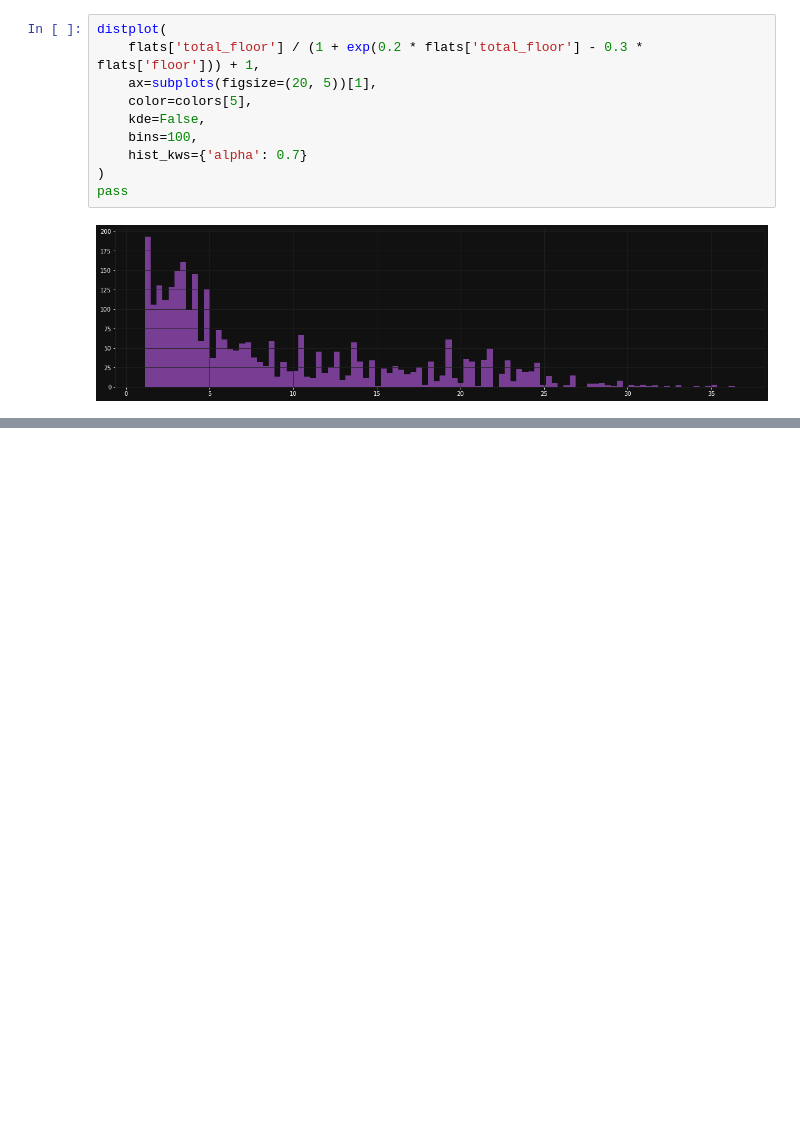
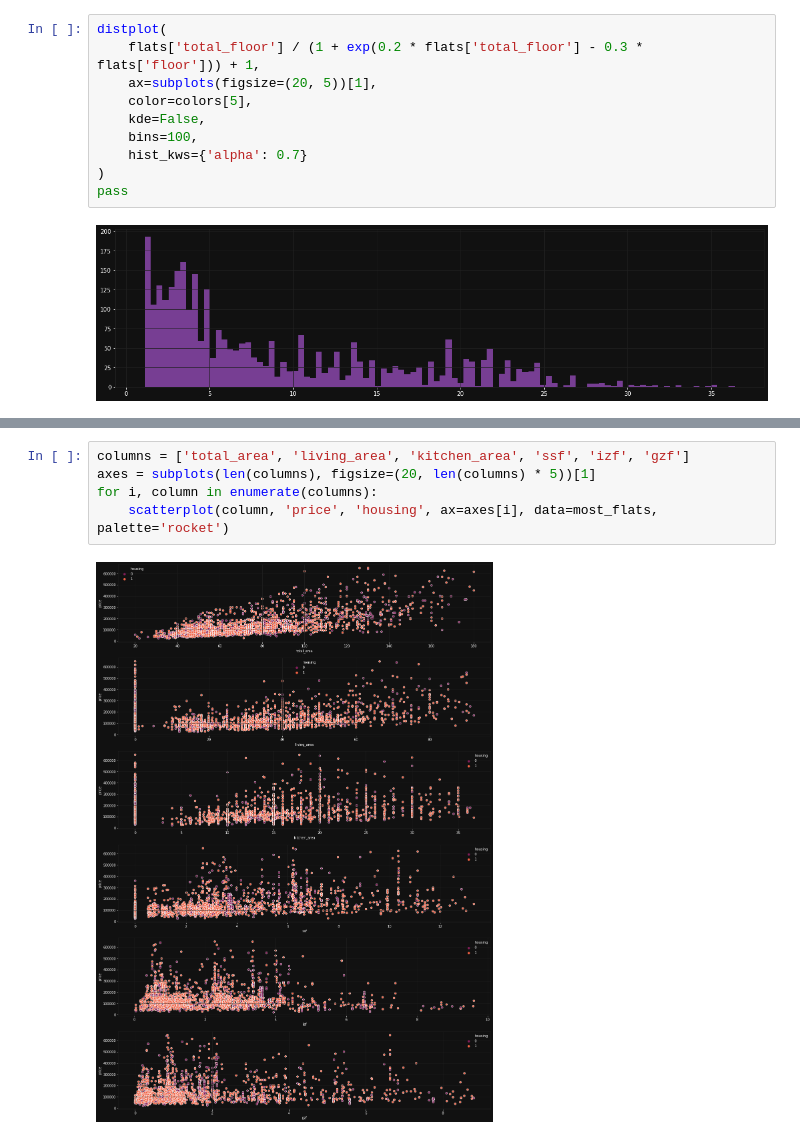
Before and after one commit to xXxRisingTidexXx/rampart, a Jupyter notebook: notebooks/flats.ipynb, the cells around one changed output, grey strips where cells are left out. Drawn from its saved outputs; the diff is of its cells as text; blank space fills up the shorter version.

```diff
--- a/notebooks/flats.ipynb
+++ b/notebooks/flats.ipynb
@@ -157,0 +171,7 @@ pass
+# %%
+columns = ['total_area', 'living_area', 'kitchen_area', 'ssf', 'izf', 'gzf']
+axes = subplots(len(columns), figsize=(20, len(columns) * 5))[1]
+for i, column in enumerate(columns):
+    scatterplot(column, 'price', 'housing', ax=axes[i], data=most_flats, palette='rocket')
+# %% [output]
+[figure, added]
```
Also changed, not shown: parts of 8 cells of this notebook.
